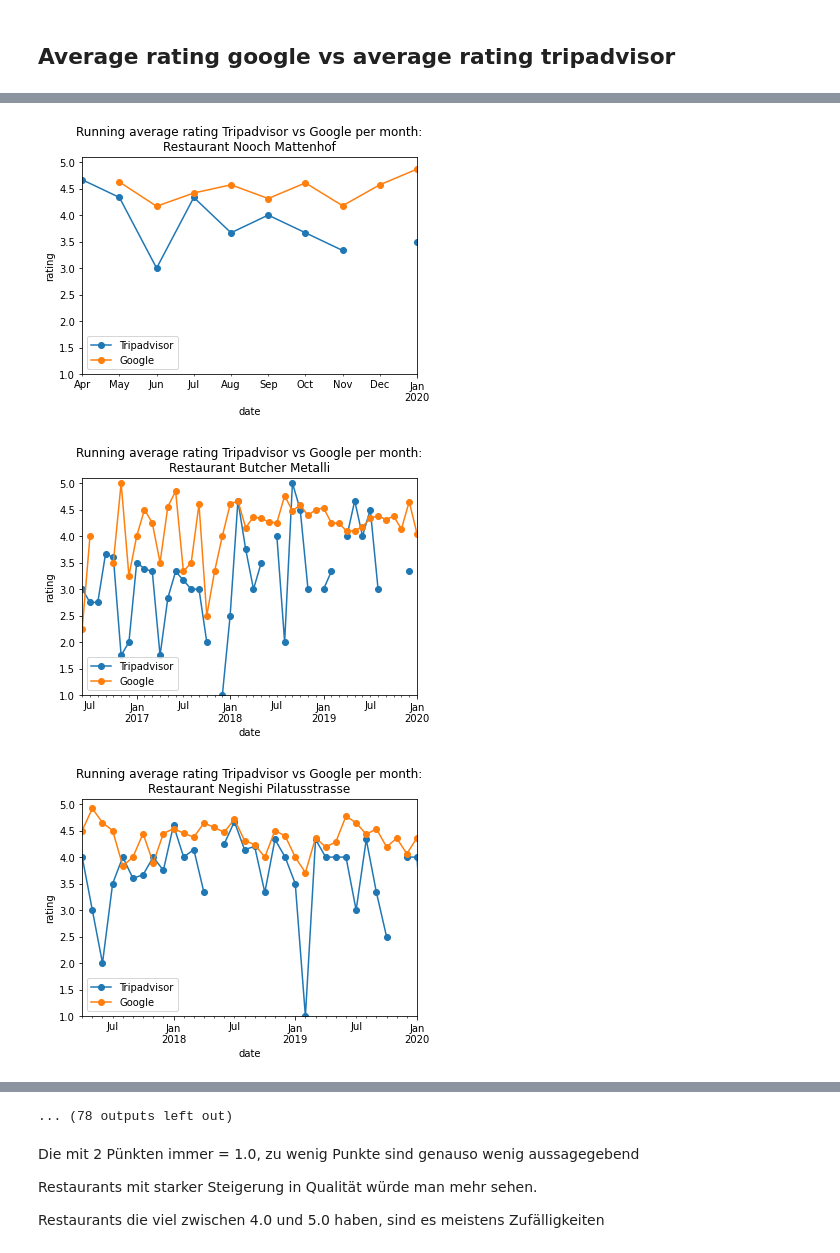
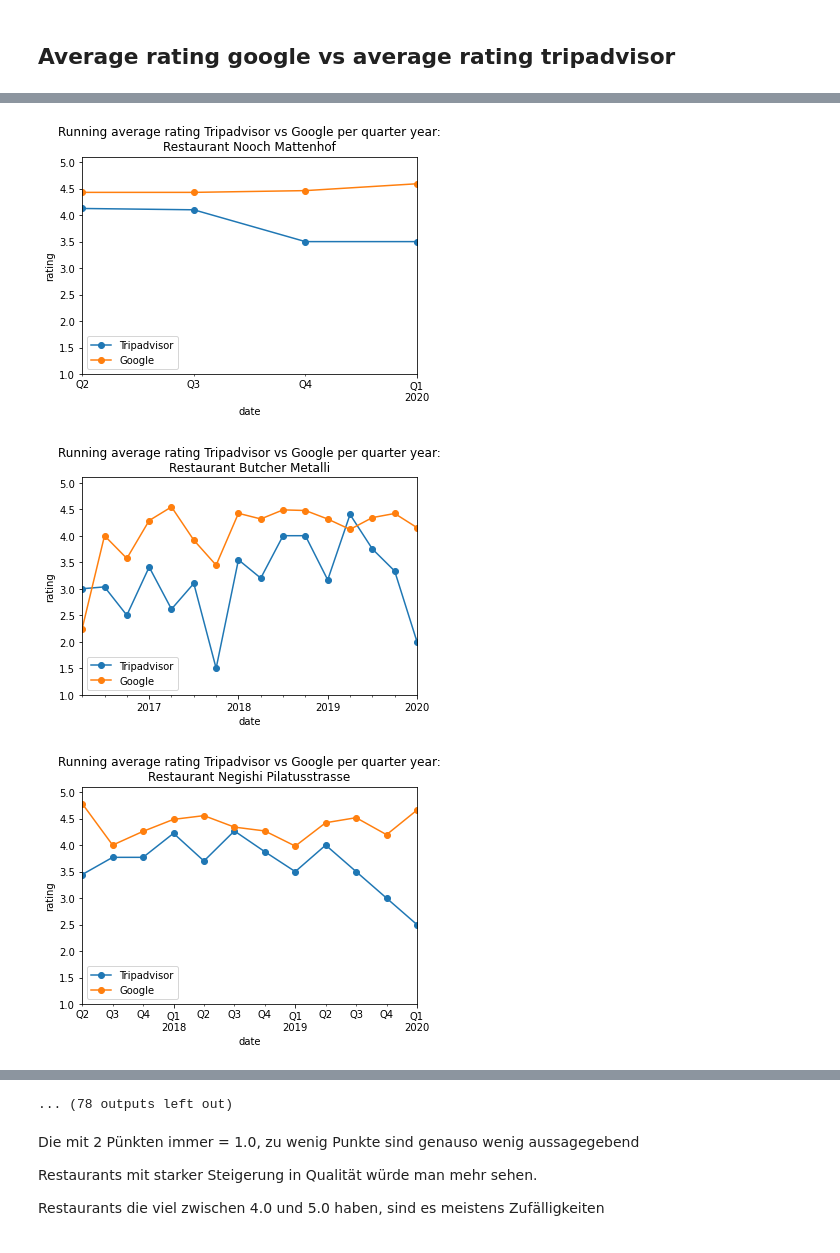
Before and after one commit to fatihsolmaz22/Bachelorarbeit_FS22, a Jupyter notebook: 02_Code/ba_code/ba_code/data_processing_and_analysis/06_correlation_average_rating_google_and_average_rating_tripadvisor.ipynb, the cells around one changed output, grey strips where cells are left out. Cells and saved outputs as stored; diff of their text form; code cells hidden in the pictures.

```diff
--- a/02_Code/ba_code/ba_code/data_processing_and_analysis/06_correlation_average_rating_google_and_average_rating_tripadvisor.ipynb
+++ b/02_Code/ba_code/ba_code/data_processing_and_analysis/06_correlation_average_rating_google_and_average_rating_tripadvisor.ipynb
@@ -13,7 +13,7 @@ dataAnalyzer = DataAnalyzer()
 # %%
 analyzer_option = AnalyzerOption.AVERAGE_RATING_GOOGLE_VS_AVERAGE_RATING_TRIPADVISOR
 review_data_type = None
-time_period = "m"
+time_period = "Q"
 rating_date_offset_in_months = 0
 decompose_option = None
 
@@ -61,3 +61,3 @@ df_pearson_spearman_with_corona = dataAnalyzer.compute_correlation_for_all_resta
-[figure, old version]
+[figure, new version]
-[figure, old version]
+[figure, new version]
-[figure, old version]
+[figure, new version]
```
Also changed, not shown: parts of 1 cell of this notebook, 4 other files.
